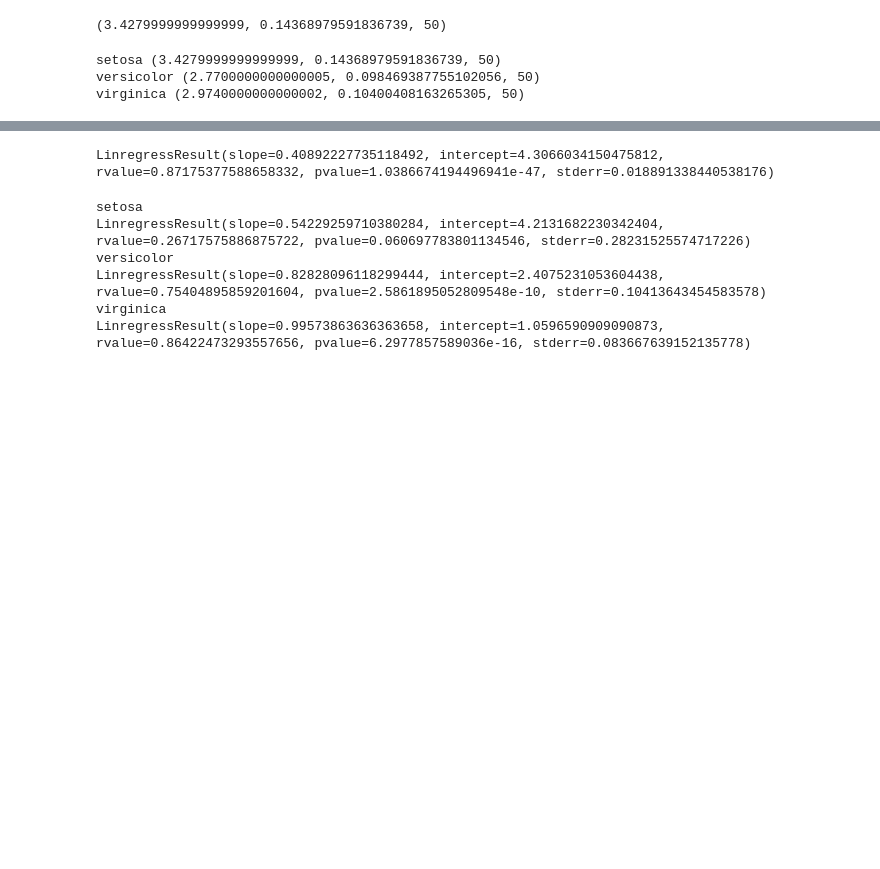
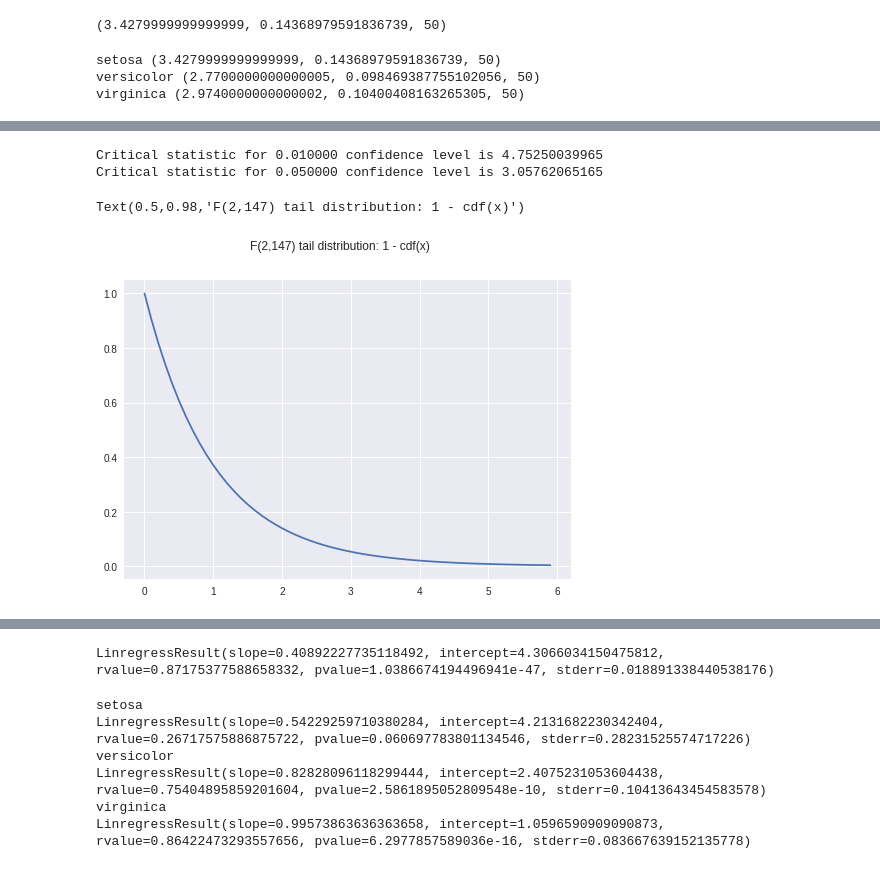
Before and after one commit to GibbsConsulting/ds-collateral, a Jupyter notebook: notebooks/SimpleANOVAExample.ipynb, the cells around one changed output, grey strips where cells are left out. Drawn from its saved outputs; the diff is of its cells as text; code cells hidden in the pictures; blank space fills up the shorter version.

```diff
--- a/notebooks/SimpleANOVAExample.ipynb
+++ b/notebooks/SimpleANOVAExample.ipynb
@@ -49,0 +58,14 @@ plt.hist(dfIris['Sepal.Width'])
+# %%
+for c in [0.01,0.05]:
+    print("Critical statistic for %f confidence level is %s"%(c,stats.f.ppf(1-c,2,147)))
+# %% [output]
+Critical statistic for 0.010000 confidence level is 4.75250039965
+Critical statistic for 0.050000 confidence level is 3.05762065165
+# %%
+xvals = pd.Series(np.arange(0,6,0.1))
+fDist = xvals.apply(lambda x: 1-stats.f.cdf(x,2,147))
+plt.plot(xvals,fDist)
+plt.suptitle("F(2,147) tail distribution: 1 - cdf(x)",fontsize=12)
+# %% [output]
+Text(0.5,0.98,'F(2,147) tail distribution: 1 - cdf(x)')
+[figure, added]
```
Also changed, not shown: parts of 13 cells of this notebook.
